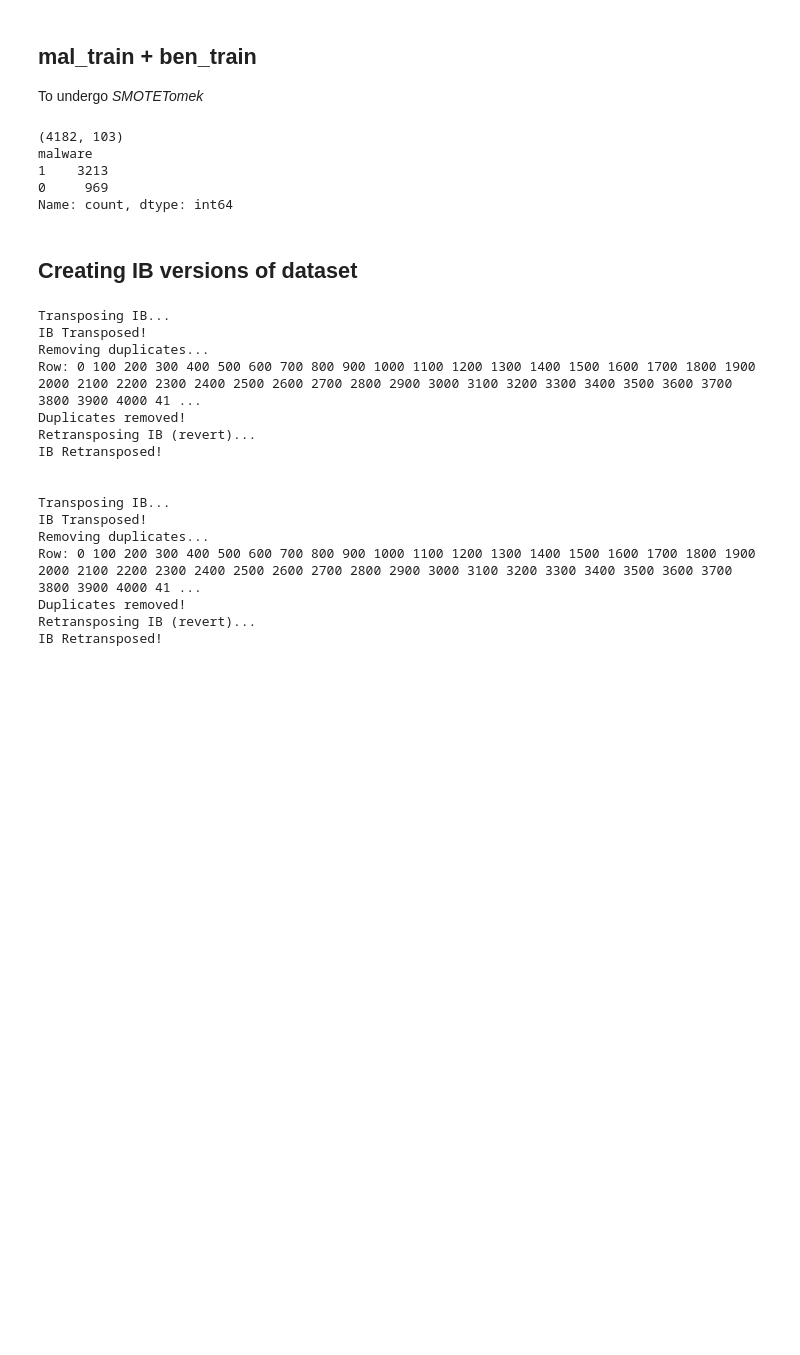
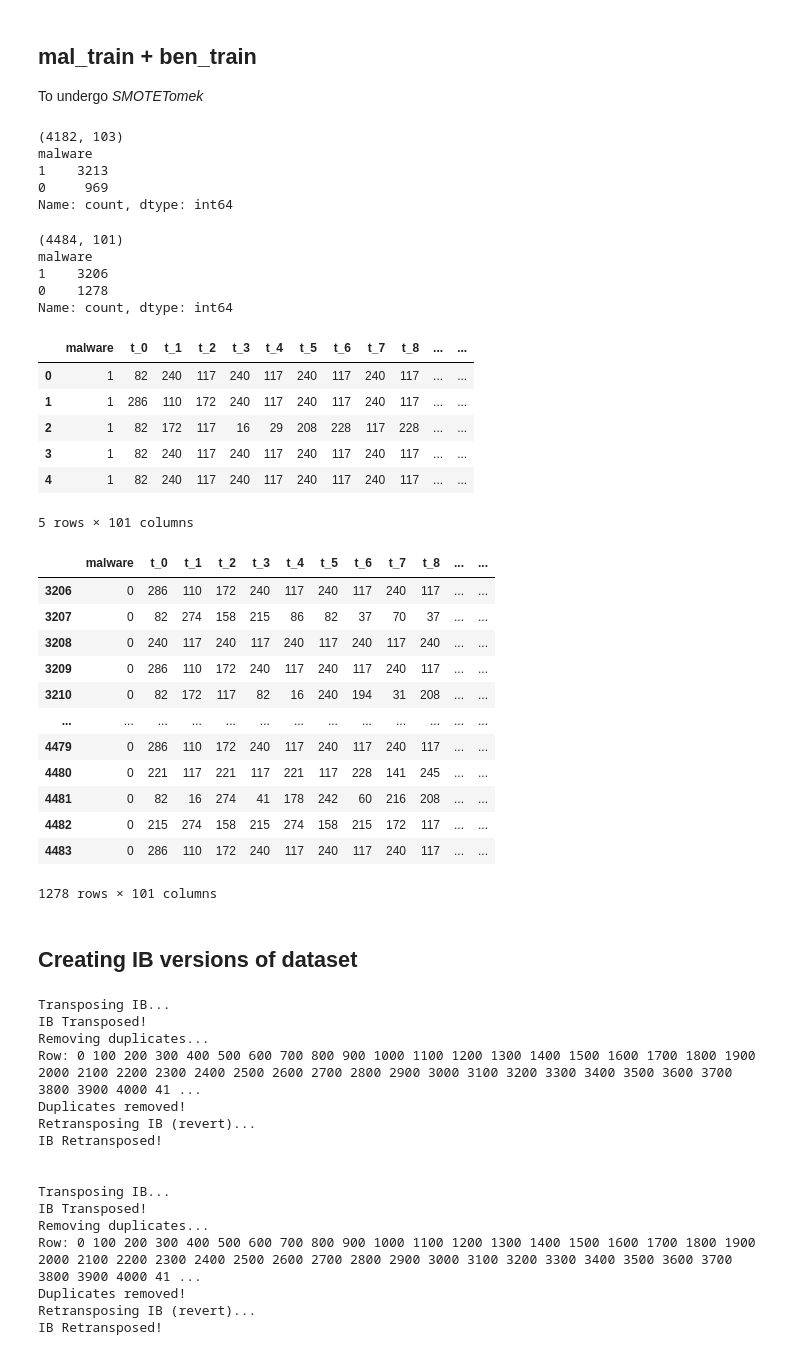
Before and after one commit to jm55/THESIS, a Jupyter notebook: Official Development/DrMac_SMOTETomek.ipynb, the cells around one changed output. Cells and saved outputs as stored; diff of their text form; code cells hidden in the pictures; blank space fills up the shorter version.

Commit message:
Updated SMOTETomek attempt

```diff
--- a/Official Development/DrMac_SMOTETomek.ipynb
+++ b/Official Development/DrMac_SMOTETomek.ipynb
@@ -162,19 +162,45 @@ malware
 0     969
 Name: count, dtype: int64
 # %%
-# from imblearn.combine import SMOTETomek
+from imblearn.combine import SMOTETomek
 
-# smt = SMOTETomek(random_state=1, n_jobs=8, sampling_strategy='auto')
+smt = SMOTETomek(random_state=1, n_jobs=8, sampling_strategy=0.4)
 
-# X = train_tb.iloc[:,1:101]
-# y = train_tb.iloc[:,0]
+X = train_tb.iloc[:,1:101]
+y = train_tb.iloc[:,0]
 
-# X_res, y_res = smt.fit_resample(X, y)
-# train_tb = pd.concat([y_res,X_res], axis=1)
-# print(train_tb.shape)
-# print(train_tb['malware'].value_counts())
-# display(train_tb.head())
-# display(train_tb[train_tb['malware']==0])
+X_res, y_res = smt.fit_resample(X, y)
+train_tb = pd.concat([y_res,X_res], axis=1)
+print(train_tb.shape)
+print(train_tb['malware'].value_counts())
+display(train_tb.head())
+display(train_tb[train_tb['malware']==0])
+# %% [output]
+(4484, 101)
+malware
+1    3206
+0    1278
+Name: count, dtype: int64
+|  | malware | t_0 | t_1 | t_2 | t_3 | t_4 | t_5 | t_6 | t_7 | t_8 | ... | ... |
+| 0 | 1 | 82 | 240 | 117 | 240 | 117 | 240 | 117 | 240 | 117 | ... | ... |
+| 1 | 1 | 286 | 110 | 172 | 240 | 117 | 240 | 117 | 240 | 117 | ... | ... |
+| 2 | 1 | 82 | 172 | 117 | 16 | 29 | 208 | 228 | 117 | 228 | ... | ... |
+| 3 | 1 | 82 | 240 | 117 | 240 | 117 | 240 | 117 | 240 | 117 | ... | ... |
+| 4 | 1 | 82 | 240 | 117 | 240 | 117 | 240 | 117 | 240 | 117 | ... | ... |
+5 rows × 101 columns
+|  | malware | t_0 | t_1 | t_2 | t_3 | t_4 | t_5 | t_6 | t_7 | t_8 | ... | ... |
+| 3206 | 0 | 286 | 110 | 172 | 240 | 117 | 240 | 117 | 240 | 117 | ... | ... |
+| 3207 | 0 | 82 | 274 | 158 | 215 | 86 | 82 | 37 | 70 | 37 | ... | ... |
+| 3208 | 0 | 240 | 117 | 240 | 117 | 240 | 117 | 240 | 117 | 240 | ... | ... |
+| 3209 | 0 | 286 | 110 | 172 | 240 | 117 | 240 | 117 | 240 | 117 | ... | ... |
+| 3210 | 0 | 82 | 172 | 117 | 82 | 16 | 240 | 194 | 31 | 208 | ... | ... |
+| ... | ... | ... | ... | ... | ... | ... | ... | ... | ... | ... | ... | ... |
+| 4479 | 0 | 286 | 110 | 172 | 240 | 117 | 240 | 117 | 240 | 117 | ... | ... |
+| 4480 | 0 | 221 | 117 | 221 | 117 | 221 | 117 | 228 | 141 | 245 | ... | ... |
+| 4481 | 0 | 82 | 16 | 274 | 41 | 178 | 242 | 60 | 216 | 208 | ... | ... |
+| 4482 | 0 | 215 | 274 | 158 | 215 | 274 | 158 | 215 | 172 | 117 | ... | ... |
+| 4483 | 0 | 286 | 110 | 172 | 240 | 117 | 240 | 117 | 240 | 117 | ... | ... |
+1278 rows × 101 columns
 # %% [markdown]
 ## Creating IB versions of dataset
 # %%
```
Also changed, not shown: parts of 5 cells of this notebook, 4 other files.
